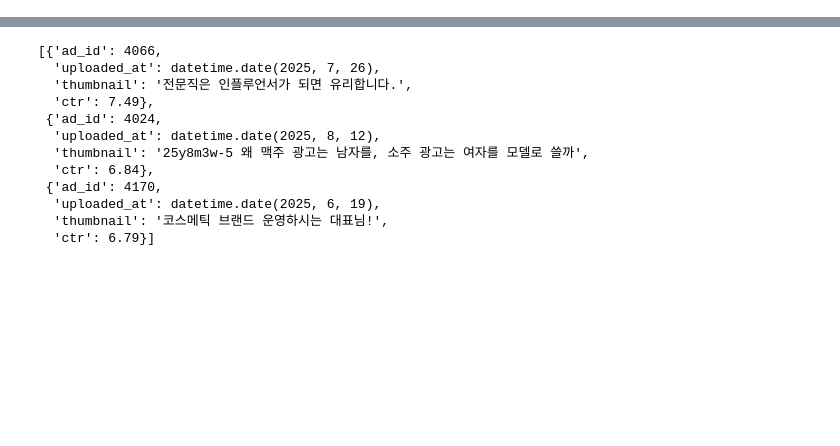
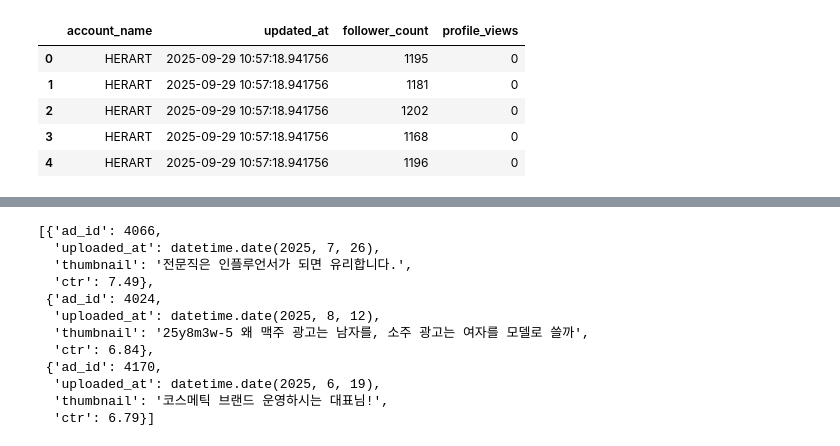
Before and after one commit to CheonJihyun/depart_analysisreport_automation, a Jupyter notebook: df_test.ipynb, the cells around one changed output, grey strips where cells are left out. Saved outputs shown, nothing was run; the diff lists cells and outputs as text; code cells hidden in the pictures; blank space fills up the shorter version.

```diff
--- a/df_test.ipynb
+++ b/df_test.ipynb
@@ -15,0 +26,9 @@ date_end = "2025-12-29"
+# %%
+get_instagram_followers(target_id,start,end).head()
+# %% [output]
+|  | account_name | updated_at | follower_count | profile_views |
+| 0 | HERART | 2025-09-29 10:57:18.941756 | 1195 | 0 |
+| 1 | HERART | 2025-09-29 10:57:18.941756 | 1181 | 0 |
+| 2 | HERART | 2025-09-29 10:57:18.941756 | 1202 | 0 |
+| 3 | HERART | 2025-09-29 10:57:18.941756 | 1168 | 0 |
+| 4 | HERART | 2025-09-29 10:57:18.941756 | 1196 | 0 |
```
Also changed, not shown: parts of 5 cells of this notebook, 5 other files.
